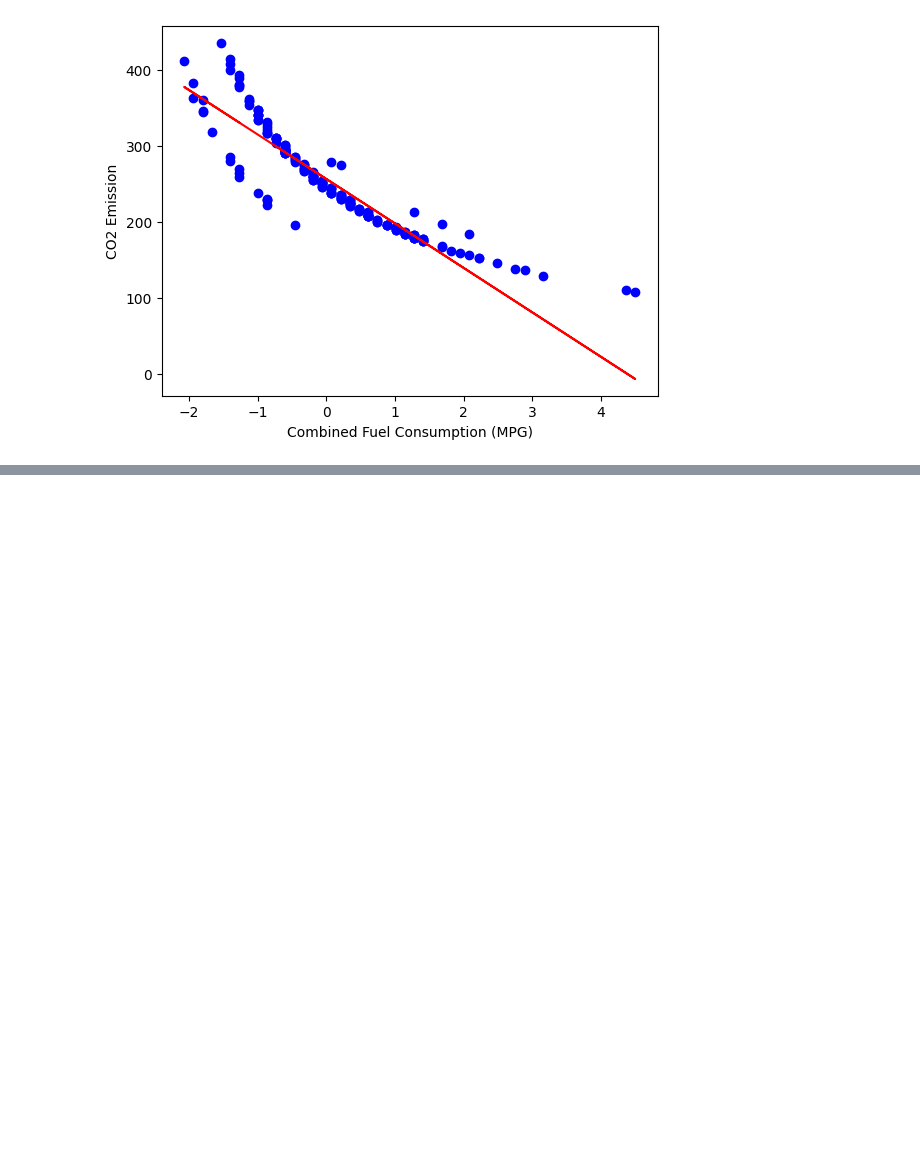
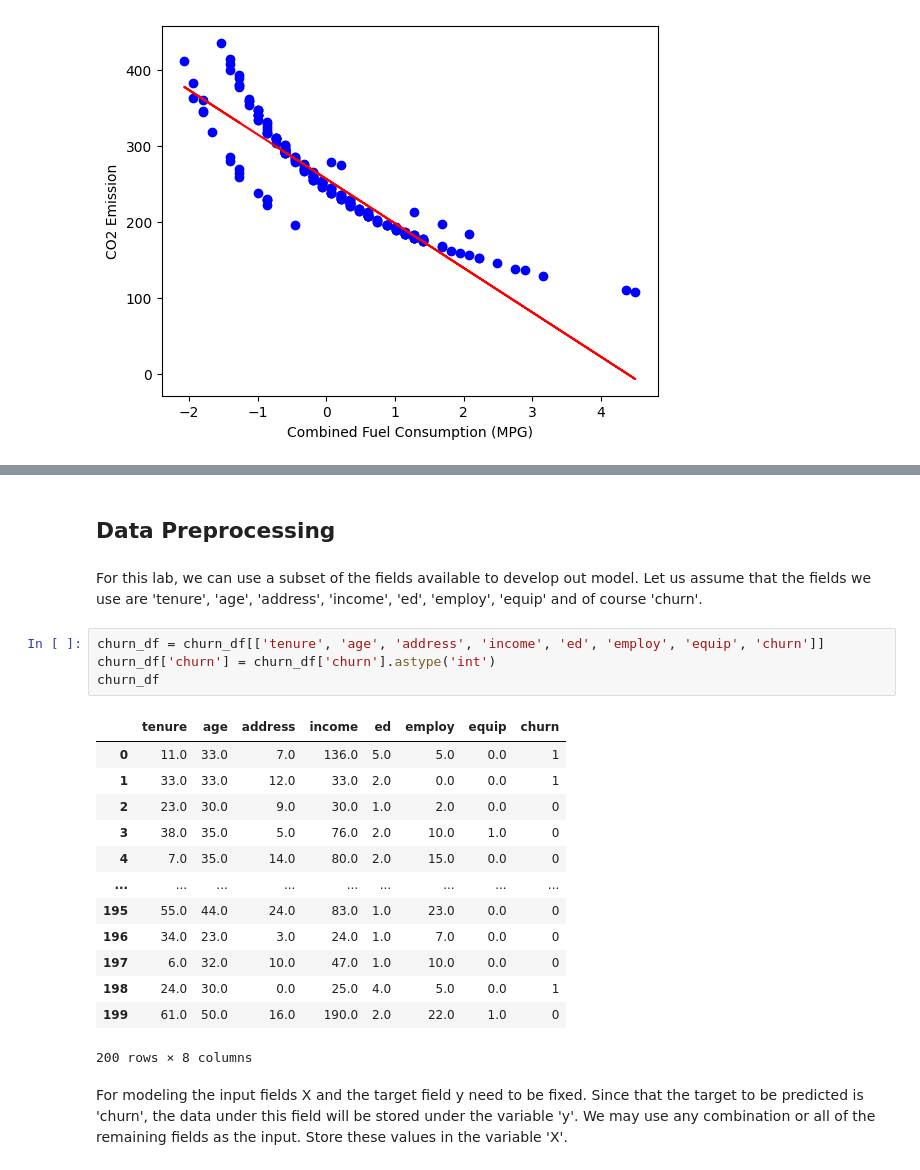
Before and after one commit to omarfaruqe/Machine_Learning, a Jupyter notebook: Regression.ipynb, the cells around one changed output, grey strips where cells are left out. Drawn from its saved outputs; the diff is of its cells as text; blank space fills up the shorter version.

```diff
--- a/Regression.ipynb
+++ b/Regression.ipynb
@@ -429,0 +487,24 @@ Text(0, 0.5, 'CO2 Emission')
+# %% [markdown]
+## Data Preprocessing
+# %% [markdown]
+For this lab, we can use a subset of the fields available to develop out model. Let us assume that the fields we use are 'tenure', 'age', 'address', 'income', 'ed', 'employ', 'equip' and of course 'churn'.
+# %%
+churn_df = churn_df[['tenure', 'age', 'address', 'income', 'ed', 'employ', 'equip', 'churn']]
+churn_df['churn'] = churn_df['churn'].astype('int')
+churn_df
+# %% [output]
+|  | tenure | age | address | income | ed | employ | equip | churn |
+| 0 | 11.0 | 33.0 | 7.0 | 136.0 | 5.0 | 5.0 | 0.0 | 1 |
+| 1 | 33.0 | 33.0 | 12.0 | 33.0 | 2.0 | 0.0 | 0.0 | 1 |
+| 2 | 23.0 | 30.0 | 9.0 | 30.0 | 1.0 | 2.0 | 0.0 | 0 |
+| 3 | 38.0 | 35.0 | 5.0 | 76.0 | 2.0 | 10.0 | 1.0 | 0 |
+| 4 | 7.0 | 35.0 | 14.0 | 80.0 | 2.0 | 15.0 | 0.0 | 0 |
+| ... | ... | ... | ... | ... | ... | ... | ... | ... |
+| 195 | 55.0 | 44.0 | 24.0 | 83.0 | 1.0 | 23.0 | 0.0 | 0 |
+| 196 | 34.0 | 23.0 | 3.0 | 24.0 | 1.0 | 7.0 | 0.0 | 0 |
+| 197 | 6.0 | 32.0 | 10.0 | 47.0 | 1.0 | 10.0 | 0.0 | 0 |
+| 198 | 24.0 | 30.0 | 0.0 | 25.0 | 4.0 | 5.0 | 0.0 | 1 |
+| 199 | 61.0 | 50.0 | 16.0 | 190.0 | 2.0 | 22.0 | 1.0 | 0 |
+200 rows × 8 columns
+# %% [markdown]
+For modeling the input fields X and the target field y need to be fixed. Since that the target to be predicted is 'churn', the data under this field will be stored under the variable 'y'. We may use any combination or all of the remaining fields as the input. Store these values in the variable 'X'.
```
Also changed, not shown: parts of 26 cells of this notebook.
